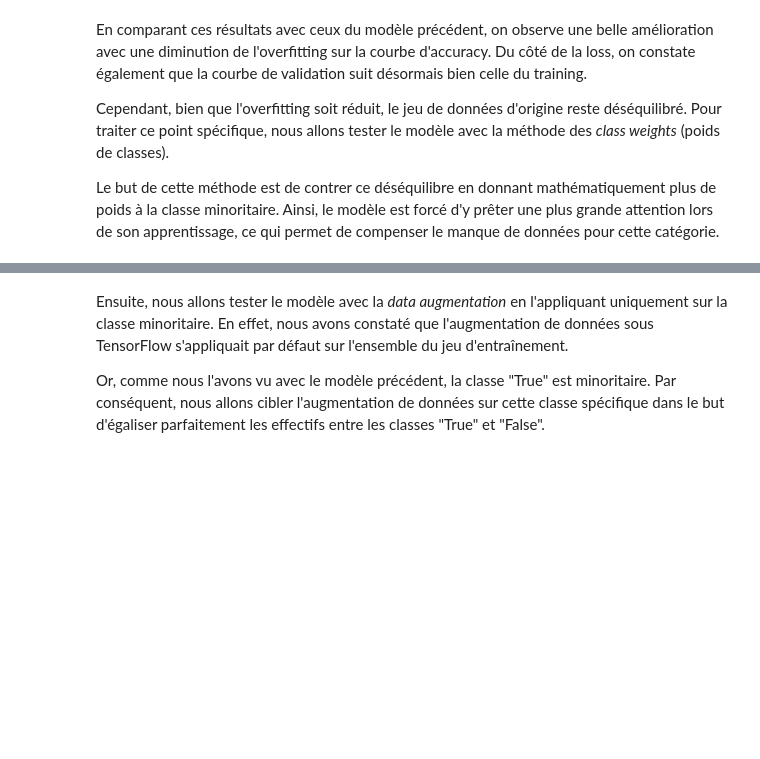
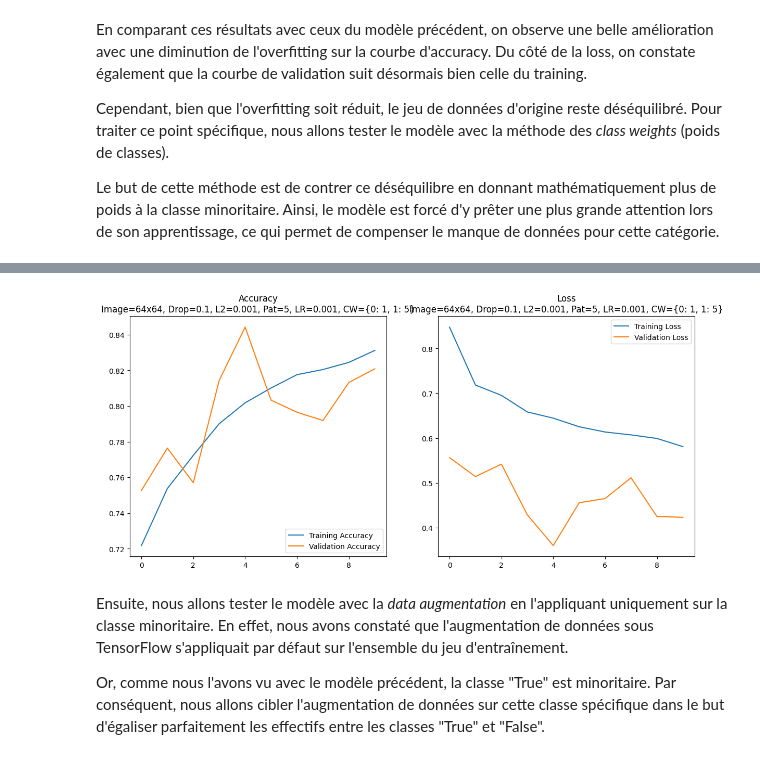
Before and after one commit to Byrong8at/Cnn-and-RNN, a Jupyter notebook: livrable1.ipynb, the cells around one changed output, grey strips where cells are left out. Saved outputs shown, nothing was run; the diff lists cells and outputs as text; code cells hidden in the pictures; blank space fills up the shorter version.

```diff
--- a/livrable1.ipynb
+++ b/livrable1.ipynb
@@ -73,9 +94,9 @@ import plotly.graph_objects as go
 - Train et Test split: sont le % de chaque pour la réparatition des images. Souvent on trouve 80/20 ou 75/25, le Train sera utilisé pour l'entrainement du modèle et le Test pour la validation du modèle.
 - img_size: Résolution de l'image
 # %%
-Epoch=10
+Epoch=50
 lambda_l2=0.001
-learning_rate=0.01
+learning_rate=0.001
 BATCH_SIZE=32
 Dropout=0.1
 Patience=5
@@ -505,4 +526,77 @@ Cependant, bien que l'overfitting soit réduit, le jeu de données d'origine res
 
 Le but de cette méthode est de contrer ce déséquilibre en donnant mathématiquement plus de poids à la classe minoritaire. Ainsi, le modèle est forcé d'y prêter une plus grande attention lors de son apprentissage, ce qui permet de compenser le manque de données pour cette catégorie.
 # %%
-#code à rajouter; choisir la meilleure version
+model_layers = [
+        keras.Input(shape=(None, None, 3)),
+        layers.Resizing(img_size,img_size),
+        layers.RandomFlip("horizontal_and_vertical"),
+        layers.RandomRotation(0.2),
+        layers.Rescaling(1.0 / 255),
+
+        layers.Conv2D(32, (3, 3), activation="relu"),
+        layers.MaxPooling2D((2, 2)),
+        layers.Dropout(Dropout),
+
+        layers.Conv2D(64, (3, 3), activation="relu"),
+        layers.MaxPooling2D((2, 2)),
+        layers.Dropout(Dropout),
+    ]
+
+if img_size == 128:
+    model_layers.extend([
+        layers.Conv2D(64, (3, 3), activation="relu"),
+        layers.MaxPooling2D((2, 2)),
+        layers.Dropout(Dropout),
+    ])
+
+model_layers.extend([
+    layers.Flatten(),
+    layers.Dense(128, activation="relu", kernel_regularizer=regularizers.l2(lambda_l2)),
+    layers.Dense(1, activation="sigmoid", kernel_regularizer=regularizers.l2(lambda_l2)),
+])
+
+model_w = keras.Sequential(model_layers)
+model_w.compile(
+    optimizer=keras.optimizers.Adam(learning_rate=learning_rate),
+    loss="binary_crossentropy",
+    metrics=["accuracy"],
+)
+
+early_stopping_callback = EarlyStopping(
+        monitor="val_loss",
+        patience=Patience,
+        verbose=1,
+        restore_best_weights=True,
+    )
+
+# Entraînement
+history = model_w.fit(
+    train_set,
+    epochs=Epoch,
+    callbacks=[early_stopping_callback],
+    validation_data=test_set,
+    class_weight={0: 1, 1: 5},
+    verbose=1,
+)
+
+epochs_range = range(len(history.history["accuracy"]))
+plt.figure(figsize=(14, 6))
+plt.subplot(1, 2, 1)
+plt.plot(epochs_range, history.history["accuracy"], label="Training Accuracy")
+plt.plot(epochs_range, history.history["val_accuracy"], label="Validation Accuracy")
+plt.legend(loc="lower right")
+plt.title(
+    f"Accuracy\nImage={img_size}x{img_size}, Drop={Dropout}, "
+    f"L2={lambda_l2}, Pat={Patience}, LR={learning_rate}, CW={{0: 1, 1: 5}}"
+)
+
+# Loss
+plt.subplot(1, 2, 2)
+plt.plot(epochs_range, history.history["loss"], label="Training Loss")
+plt.plot(epochs_range, history.history["val_loss"], label="Validation Loss")
+plt.legend(loc="upper right")
+plt.title(
+    f"Loss\nImage={img_size}x{img_size}, Drop={Dropout}, "
+    f"L2={lambda_l2}, Pat={Patience}, LR={learning_rate}, CW={{0: 1, 1: 5}}"
+)
+# %% [output]
@@ -509,3 +621,4 @@ Le but de cette méthode est de contrer ce déséquilibre en donnant mathématiq
+[figure, added]
 # %% [markdown]
 Ensuite, nous allons tester le modèle avec la *data augmentation* en l'appliquant uniquement sur la classe minoritaire. En effet, nous avons constaté que l'augmentation de données sous TensorFlow s'appliquait par défaut sur l'ensemble du jeu d'entraînement.
 
```
Also changed, not shown: parts of 8 cells of this notebook, 1 other file.
